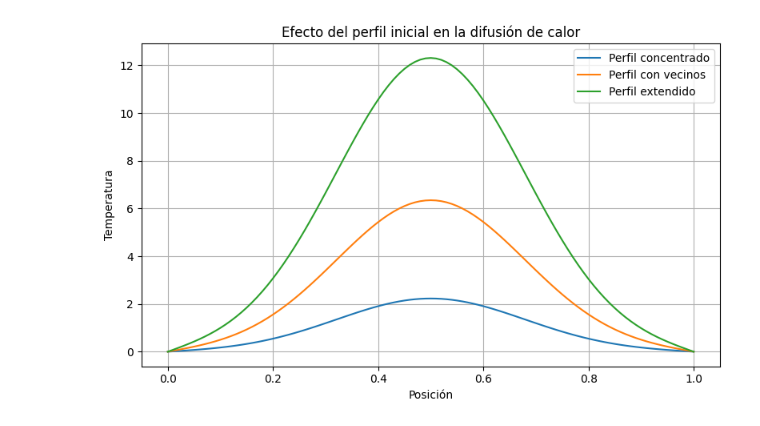
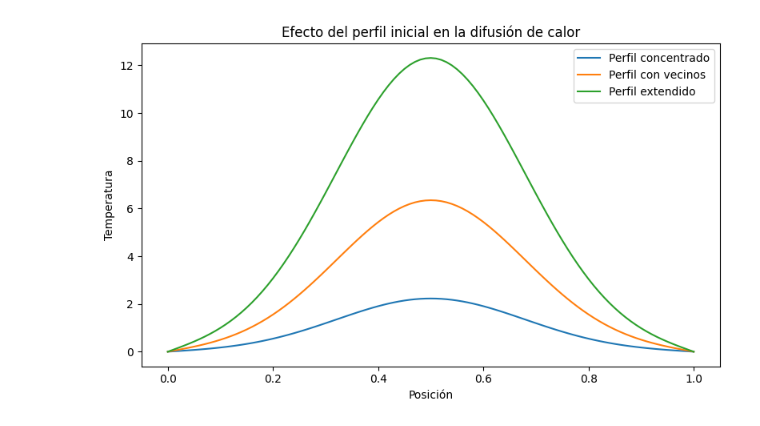
Before and after one commit to asegura4488/FisicaA, a Jupyter notebook: Semana12/Difusion_Actividad.ipynb, the cells around one changed output. Drawn from its saved outputs; the diff is of its cells as text; code cells hidden in the pictures.

```diff
--- a/Semana12/Difusion_Actividad.ipynb
+++ b/Semana12/Difusion_Actividad.ipynb
@@ -52,34 +52,33 @@ profiles.append(("Perfil concentrado", T1))
 profiles.append(("Perfil con vecinos", T2))
 profiles.append(("Perfil extendido", T3))
 
 plt.figure(figsize=(8, 5))
 
 for label, T in profiles:
     T = T.copy()
 
     for n in range(steps):
         T_new = T.copy()
         T_new[0] = 0.0
         T_new[-1] = 0.0
 
         for i in range(1, N - 1):
             T_new[i] = T[i] + alpha * dt / dx**2 * (T[i + 1] - 2*T[i] + T[i - 1])
 
         T = T_new
 
     plt.plot(x, T, label=label)
 
 plt.xlabel("Posición")
 plt.ylabel("Temperatura")
 plt.title("Efecto del perfil inicial en la difusión de calor")
-plt.grid(True)
 plt.legend()
 plt.tight_layout()
 plt.savefig("Difusion_Actividad.pdf", dpi=300, bbox_inches="tight")
 plt.show()
 
 files.download("Difusion_Actividad.pdf")
 # %% [output]
-[figure, old version]
+[figure, new version]
 [interactive output not drawn]
 [interactive output not drawn]
```
